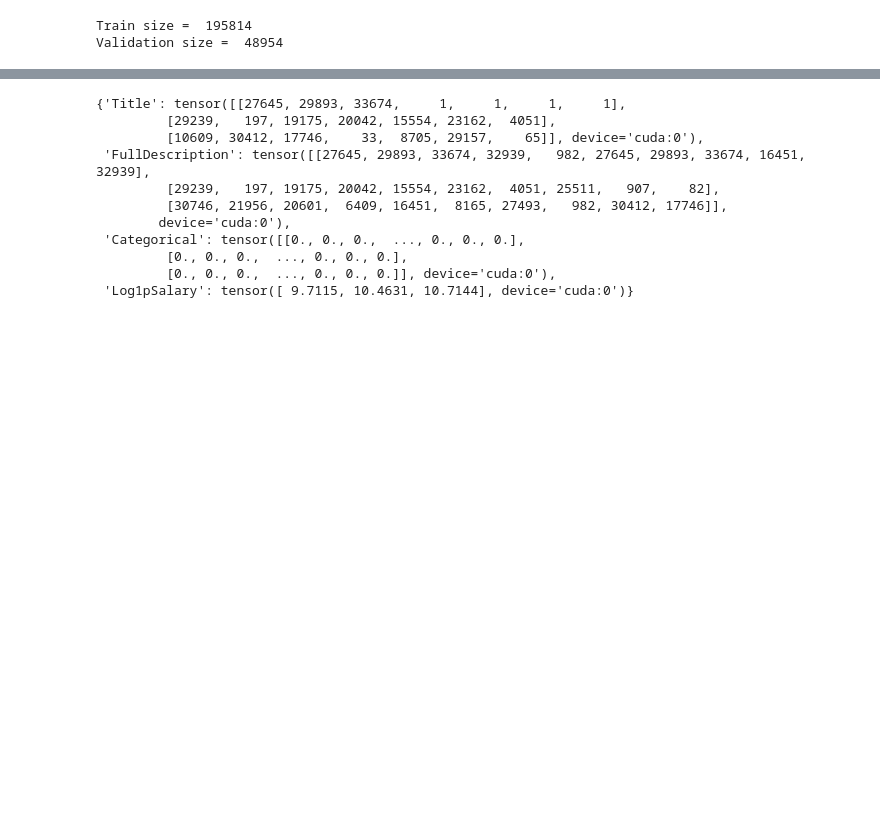
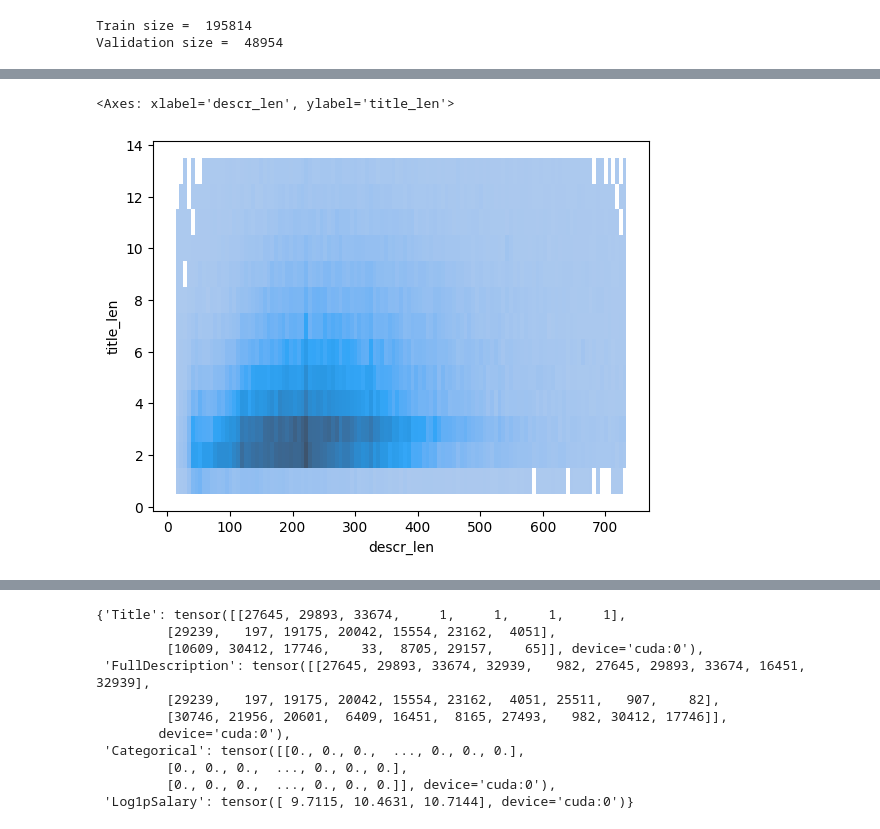
Before and after one commit to virtualphoton/nlp_course_2022, a Jupyter notebook: week02_classification/seminar.ipynb, the cells around one changed output, grey strips where cells are left out. Drawn from its saved outputs; the diff is of its cells as text; code cells hidden in the pictures; blank space fills up the shorter version.

```diff
--- a/week02_classification/seminar.ipynb
+++ b/week02_classification/seminar.ipynb
@@ -258,0 +280,12 @@ Validation size =  48954
+# %%
+import seaborn as sns
+t = pd.DataFrame(dict(
+    title_len=data_train.Title.str.split().apply(len),
+    descr_len=data_train.FullDescription.str.split().apply(len)
+))\
+    .query("title_len < title_len.quantile(.99) and descr_len < descr_len.quantile(.99)")
+
+sns.histplot(data=t, x="descr_len", y="title_len", discrete=(False, True))
+# %% [output]
+<Axes: xlabel='descr_len', ylabel='title_len'>
+[figure, added]
```
Also changed, not shown: parts of 4 cells of this notebook, 3 other files.
